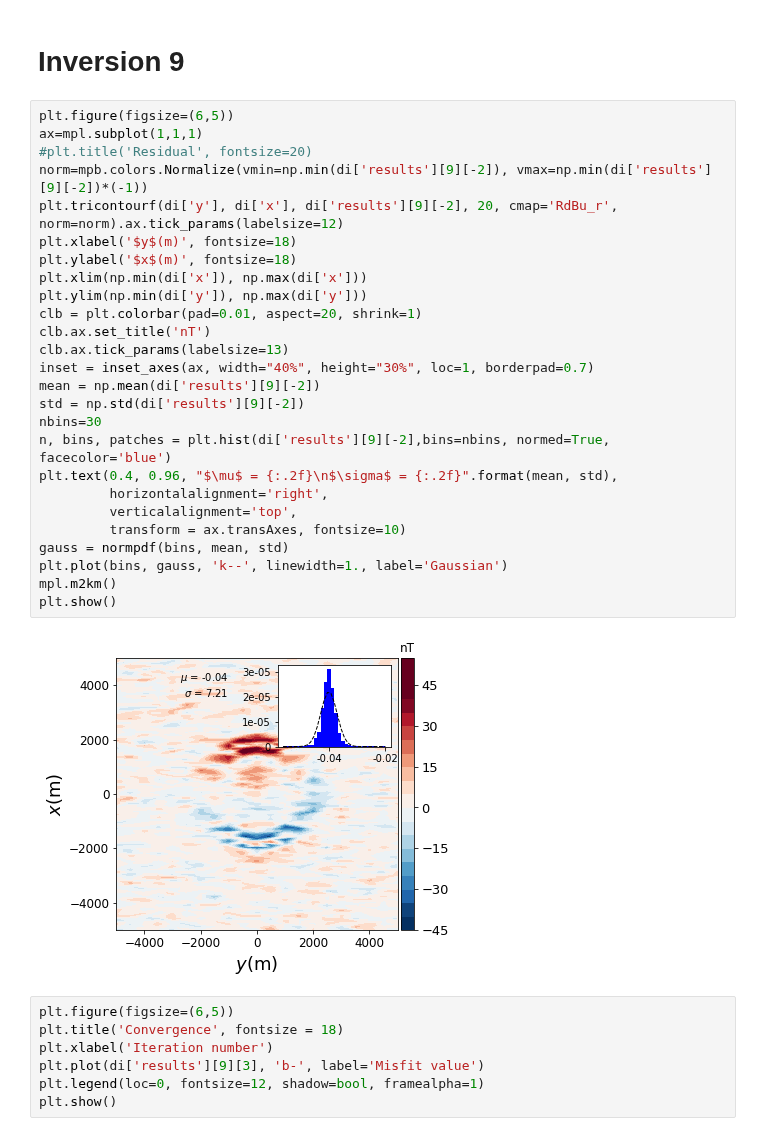
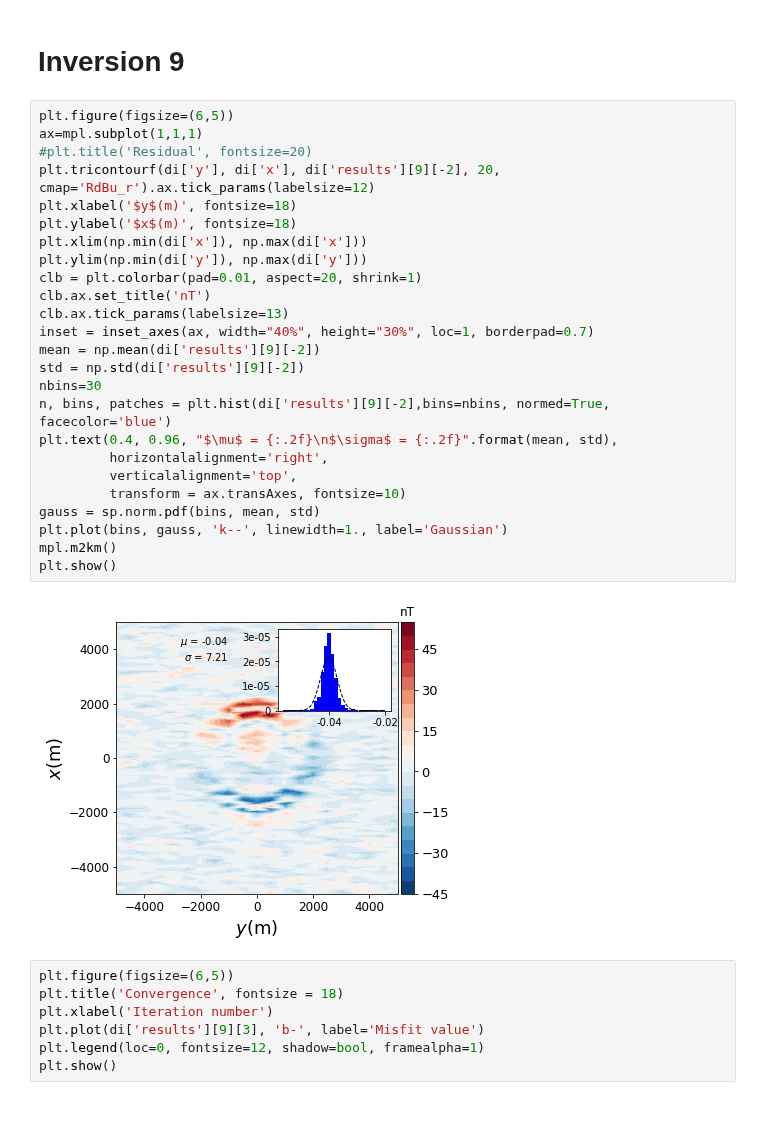
Before and after one commit to pinga-lab/magnetic-radial-inversion, a Jupyter notebook: code/kimberlite/convergence_curves.ipynb, the cells around one changed output. Saved outputs shown, nothing was run; the diff lists cells and outputs as text.

Commit message:
some new results

```diff
--- a/code/kimberlite/convergence_curves.ipynb
+++ b/code/kimberlite/convergence_curves.ipynb
@@ -132,31 +131,30 @@ plt.show()
 # %%
 plt.figure(figsize=(6,5))
 ax=mpl.subplot(1,1,1)
 #plt.title('Residual', fontsize=20)
-norm=mpb.colors.Normalize(vmin=np.min(di['results'][9][-2]), vmax=np.min(di['results'][9][-2])*(-1))
-plt.tricontourf(di['y'], di['x'], di['results'][9][-2], 20, cmap='RdBu_r', norm=norm).ax.tick_params(labelsize=12)
+plt.tricontourf(di['y'], di['x'], di['results'][9][-2], 20, cmap='RdBu_r').ax.tick_params(labelsize=12)
 plt.xlabel('$y$(m)', fontsize=18)
 plt.ylabel('$x$(m)', fontsize=18)
 plt.xlim(np.min(di['x']), np.max(di['x']))
 plt.ylim(np.min(di['y']), np.max(di['y']))
 clb = plt.colorbar(pad=0.01, aspect=20, shrink=1)
 clb.ax.set_title('nT')
 clb.ax.tick_params(labelsize=13)
 inset = inset_axes(ax, width="40%", height="30%", loc=1, borderpad=0.7)
 mean = np.mean(di['results'][9][-2])
 std = np.std(di['results'][9][-2])
 nbins=30
 n, bins, patches = plt.hist(di['results'][9][-2],bins=nbins, normed=True, facecolor='blue')
 plt.text(0.4, 0.96, "$\mu$ = {:.2f}\n$\sigma$ = {:.2f}".format(mean, std),
          horizontalalignment='right',
          verticalalignment='top',
          transform = ax.transAxes, fontsize=10)
-gauss = normpdf(bins, mean, std)
+gauss = sp.norm.pdf(bins, mean, std)
 plt.plot(bins, gauss, 'k--', linewidth=1., label='Gaussian')
 mpl.m2km()
 plt.show()
 # %% [output]
-[figure, old version]
+[figure, new version]
 # %%
 plt.figure(figsize=(6,5))
 plt.title('Convergence', fontsize = 18)
```
Also changed, not shown: parts of 7 cells of this notebook, 55 other files.
